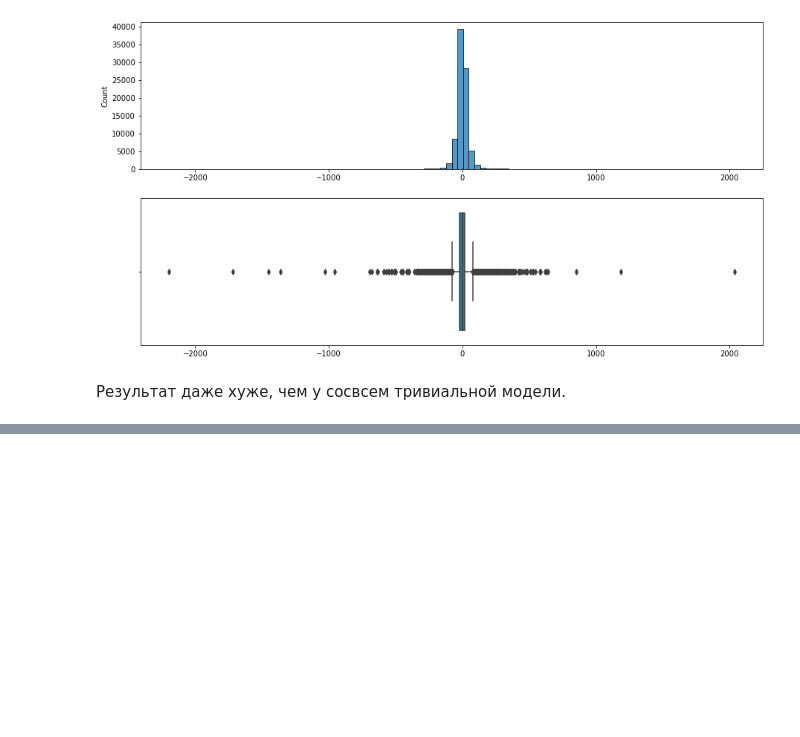
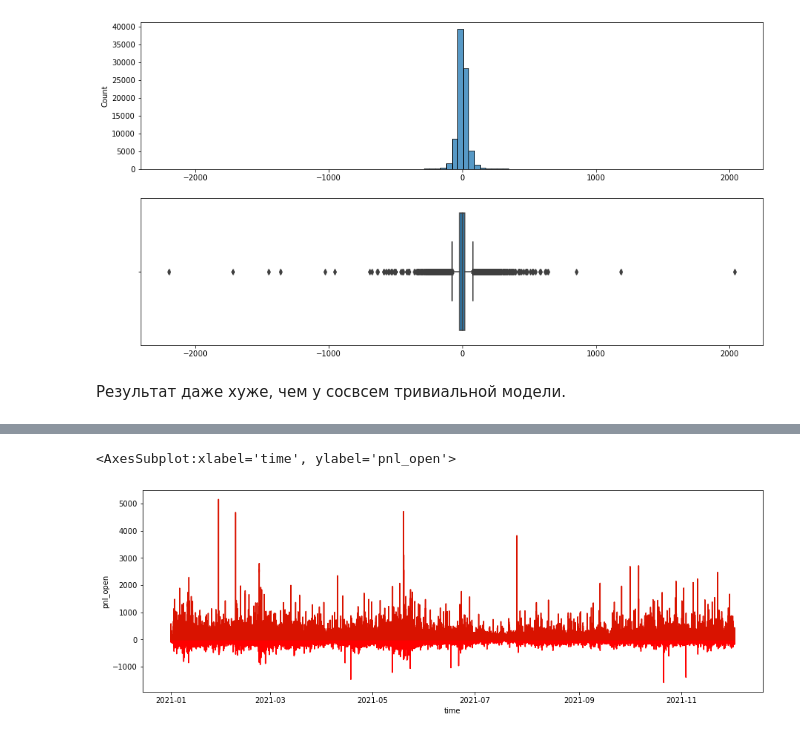
Before and after one commit to bellerofonte/skillfactory-dst-50, a Jupyter notebook: final/src/model/model-bitmex.ipynb, the cells around one changed output, grey strips where cells are left out. Saved outputs shown, nothing was run; the diff lists cells and outputs as text; code cells hidden in the pictures; blank space fills up the shorter version.

```diff
--- a/final/src/model/model-bitmex.ipynb
+++ b/final/src/model/model-bitmex.ipynb
@@ -204,0 +274,6 @@ df.head(5)
+# %%
+sns.lineplot(y=ma_cross_res.equity.pnl_open, x=data_train.time, color='r')
+sns.lineplot(y=ma_cross_res.equity.pnl_open_max, x=data_train.time, color='g', alpha=0.15)
+# %% [output]
+<AxesSubplot:xlabel='time', ylabel='pnl_open'>
+[figure, added]
```
Also changed, not shown: parts of 15 cells of this notebook, 1 other file.
